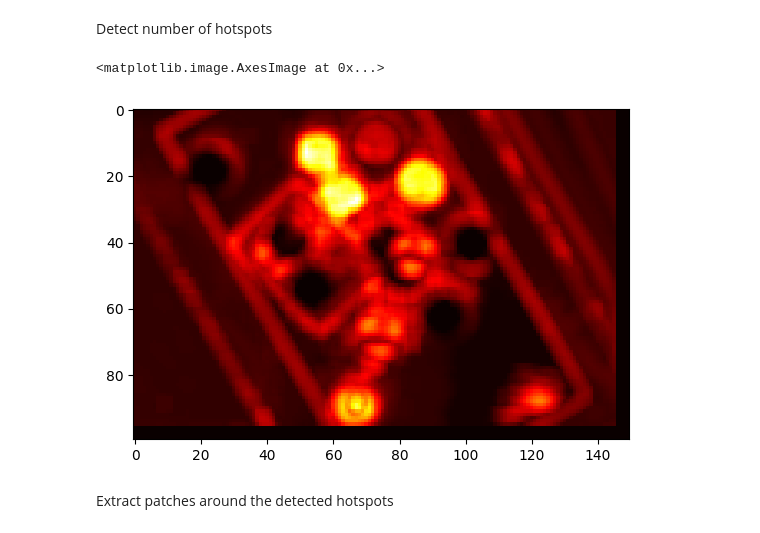
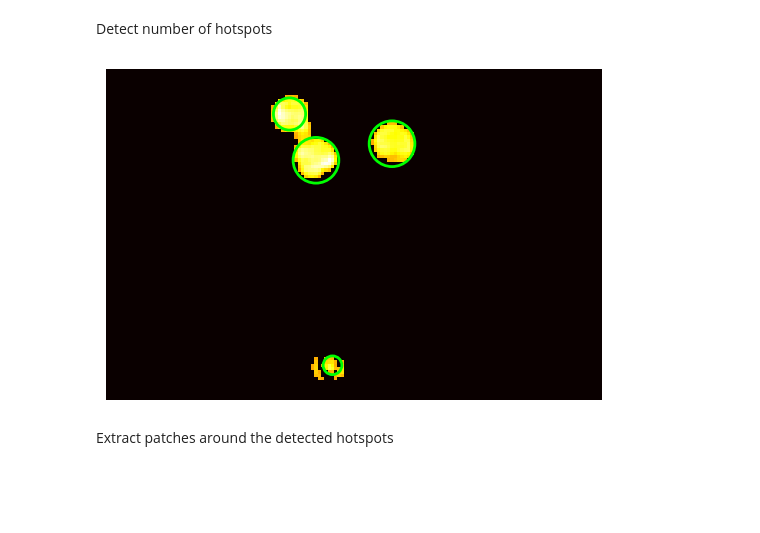
Before and after one commit to interstellxr/IAPR-project, a Jupyter notebook: project/classification.ipynb, the cells around one changed output. Drawn from its saved outputs; the diff is of its cells as text; code cells hidden in the pictures; blank space fills up the shorter version.

```diff
--- a/project/classification.ipynb
+++ b/project/classification.ipynb
@@ -246,25 +246,34 @@ plt.imshow(train_images[10])
 # %% [markdown]
 Apply sliding window to the training data
 # %%
-window_size = 100
-stride = 100
+window_size = 50
+stride = 10
+
+percentile = 97.3
 
 heatmaps= []
 for img in train_images_rgb:
-    heatmaps.append(sliding_window_compare(img, reference_histograms, window_size=window_size, stride=stride))
+    heatmap = sliding_window_compare(img, reference_histograms, window_size=window_size, stride=stride)
+    threshold = np.percentile(heatmap, percentile)
+    heatmap = np.where(heatmap >= threshold, heatmap, 0)
+    heatmaps.append(heatmap)
 # %% [markdown]
 Detect number of hotspots
 # %%
 from skimage.feature import blob_log
 
 blobs = []
 for heatmap in heatmaps:
-    blobs.append(blob_log(heatmap, max_sigma=6, threshold=0.1))
+    blobs.append(blob_log(heatmap, min_sigma=2, max_sigma=15, threshold=0.1))
 
 plt.imshow(heatmaps[10], cmap='hot')
+for y, x, r in blobs[10]:
+    c = plt.Circle((x, y), r * np.sqrt(2), color='lime', linewidth=2, fill=False)
+    plt.gca().add_patch(c)
+plt.axis('off')
+plt.show()
 # %% [output]
-<matplotlib.image.AxesImage at 0x...>
-[figure, old version]
+[figure, new version]
 # %% [markdown]
 Extract patches around the detected hotspots
 # %%
```
Also changed, not shown: parts of 4 cells of this notebook.
